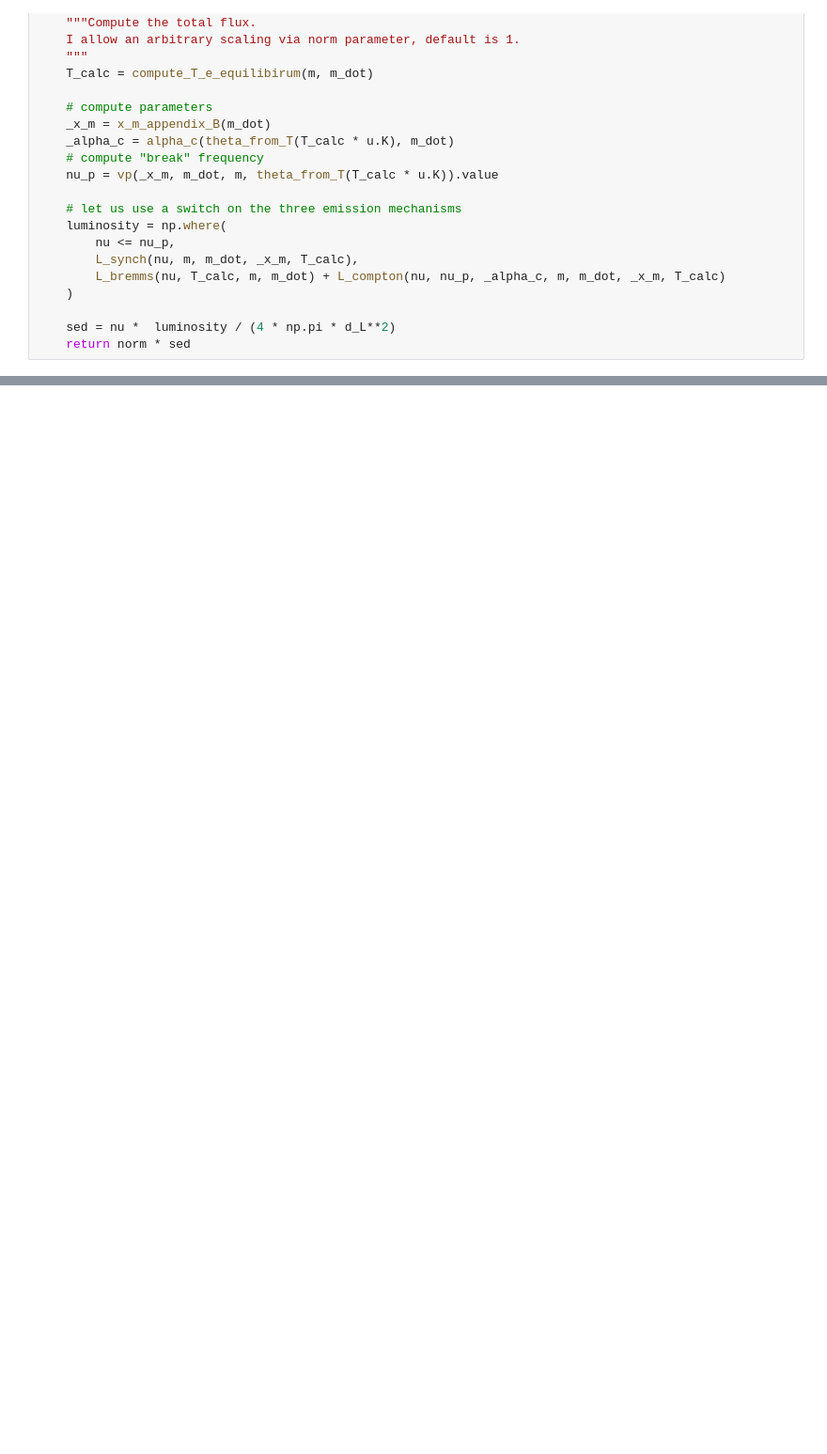
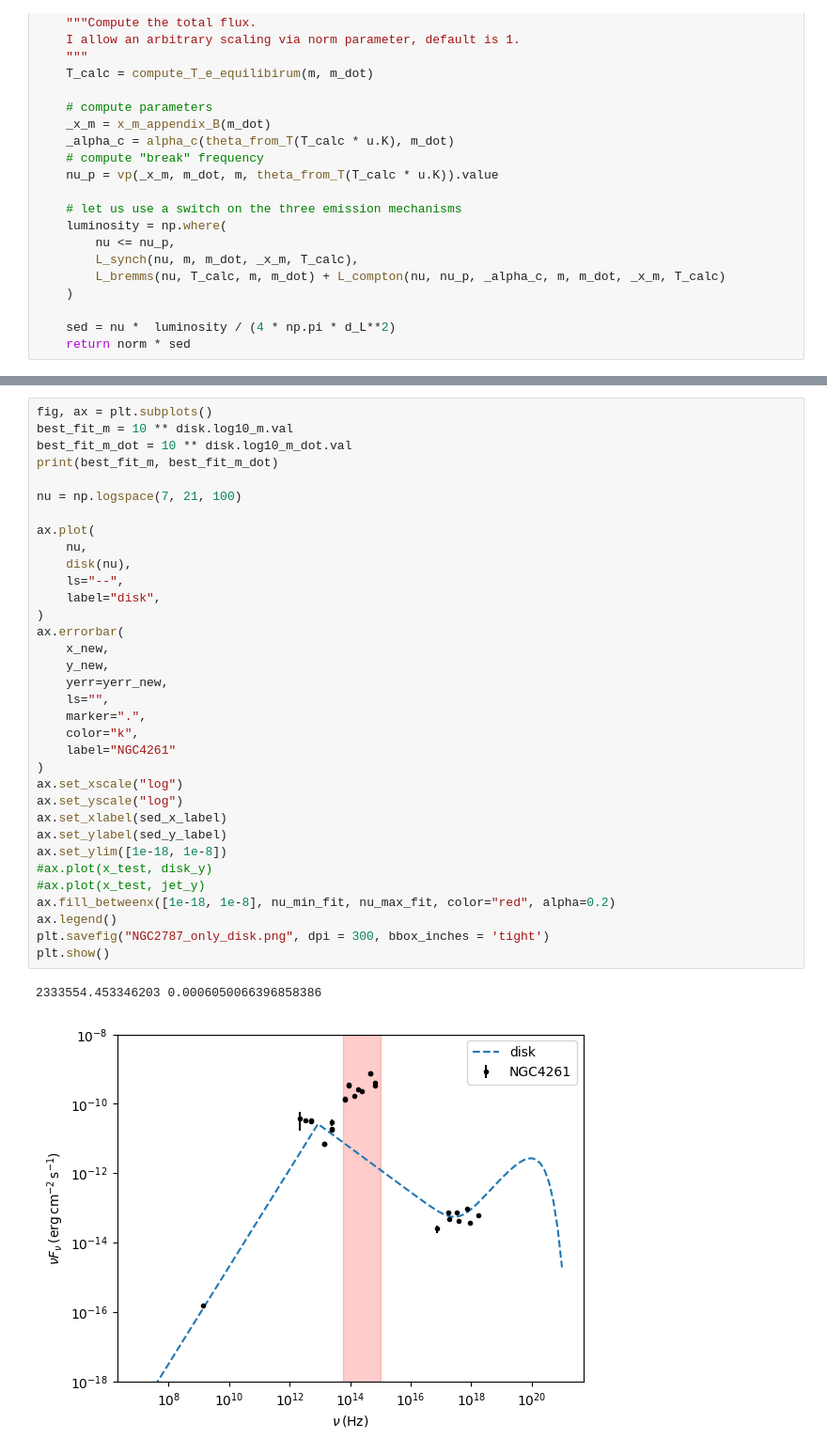
Before and after one commit to ArnauSanuy/Arnau, a Jupyter notebook: fit_disk_emission_NGC2787.ipynb, the cells around one changed output, grey strips where cells are left out. Shown at 94% size. Cells and saved outputs as stored; diff of their text form; blank space fills up the shorter version.

```diff
--- a/fit_disk_emission_NGC2787.ipynb
+++ b/fit_disk_emission_NGC2787.ipynb
@@ -430,0 +429,37 @@ plt.show()
+# %%
+fig, ax = plt.subplots()
+best_fit_m = 10 ** disk.log10_m.val
+best_fit_m_dot = 10 ** disk.log10_m_dot.val
+print(best_fit_m, best_fit_m_dot)
+
+nu = np.logspace(7, 21, 100)
+
+ax.plot(
+    nu,
+    disk(nu),
+    ls="--",
+    label="disk",
+)
+ax.errorbar(
+    x_new,
+    y_new,
+    yerr=yerr_new,
+    ls="",
+    marker=".",
+    color="k",
+    label="NGC4261"
+)
+ax.set_xscale("log")
+ax.set_yscale("log")
+ax.set_xlabel(sed_x_label)
+ax.set_ylabel(sed_y_label)
+ax.set_ylim([1e-18, 1e-8])
+#ax.plot(x_test, disk_y)
+#ax.plot(x_test, jet_y)
+ax.fill_betweenx([1e-18, 1e-8], nu_min_fit, nu_max_fit, color="red", alpha=0.2)
+ax.legend()
+plt.savefig("NGC2787_only_disk.png", dpi = 300, bbox_inches = 'tight')
+plt.show()
+# %% [output]
+2333554.453346203 0.0006050066396858386
+[figure, added]
```
Also changed, not shown: parts of 11 cells of this notebook, 2 other files.
